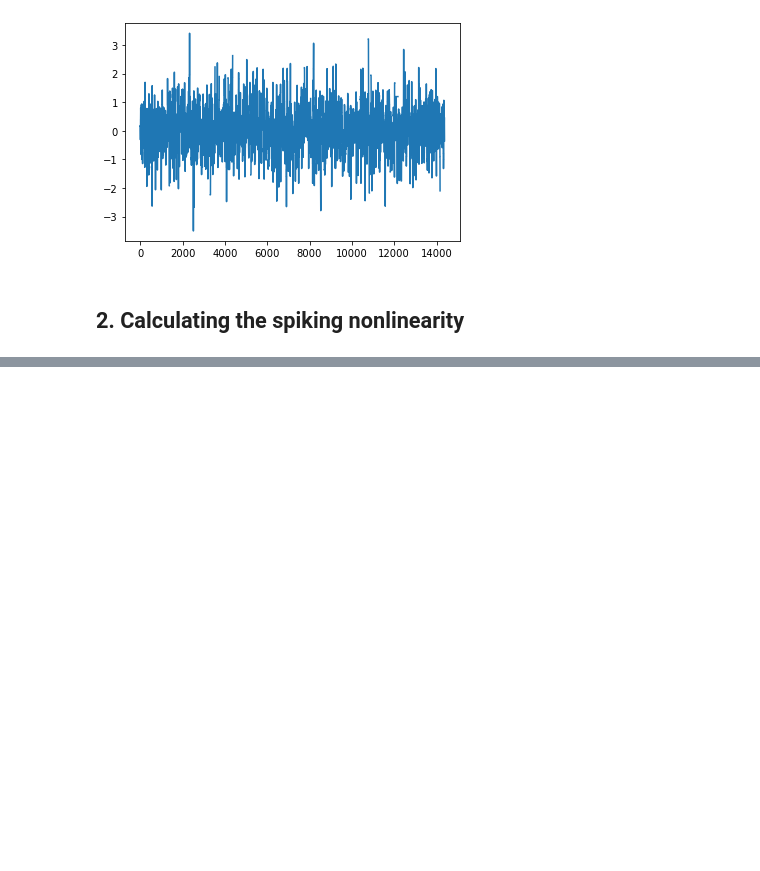
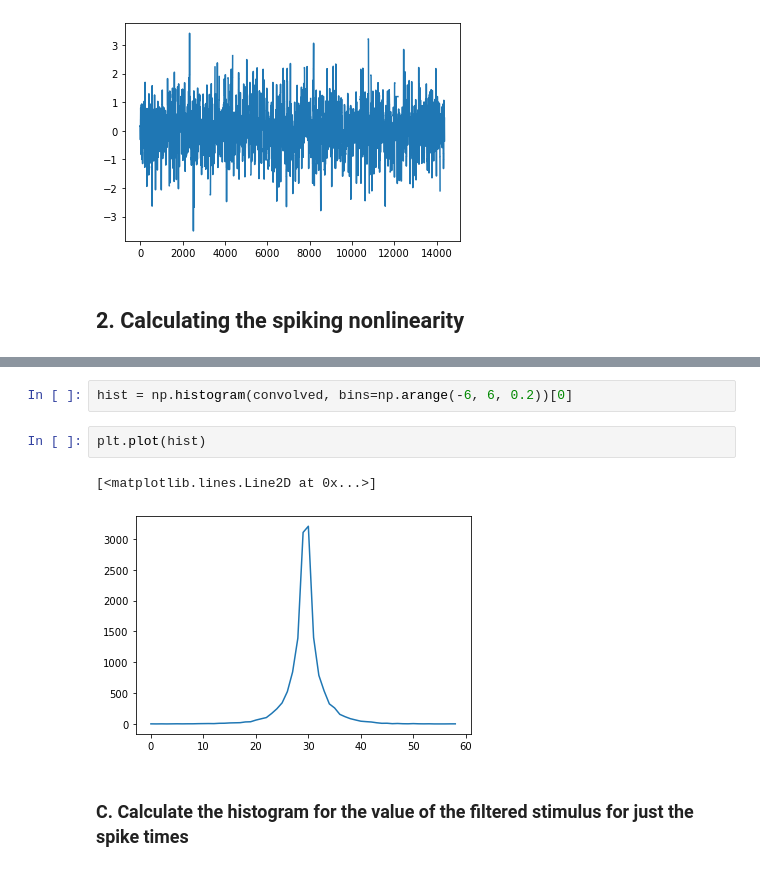
Before and after one commit to NeuroTheoryUMD/mattjac, a Jupyter notebook: sta_exercise.ipynb, the cells around one changed output, grey strips where cells are left out. Saved outputs shown, nothing was run; the diff lists cells and outputs as text; blank space fills up the shorter version.

```diff
--- a/sta_exercise.ipynb
+++ b/sta_exercise.ipynb
@@ -180,0 +193,9 @@ plt.plot(sta)
+# %%
+hist = np.histogram(convolved, bins=np.arange(-6, 6, 0.2))[0]
+# %%
+plt.plot(hist)
+# %% [output]
+[<matplotlib.lines.Line2D at 0x...>]
+[figure, added]
+# %% [markdown]
+### C. Calculate the histogram for the value of the filtered stimulus for just the spike times
```
Also changed, not shown: parts of 3 cells of this notebook.
